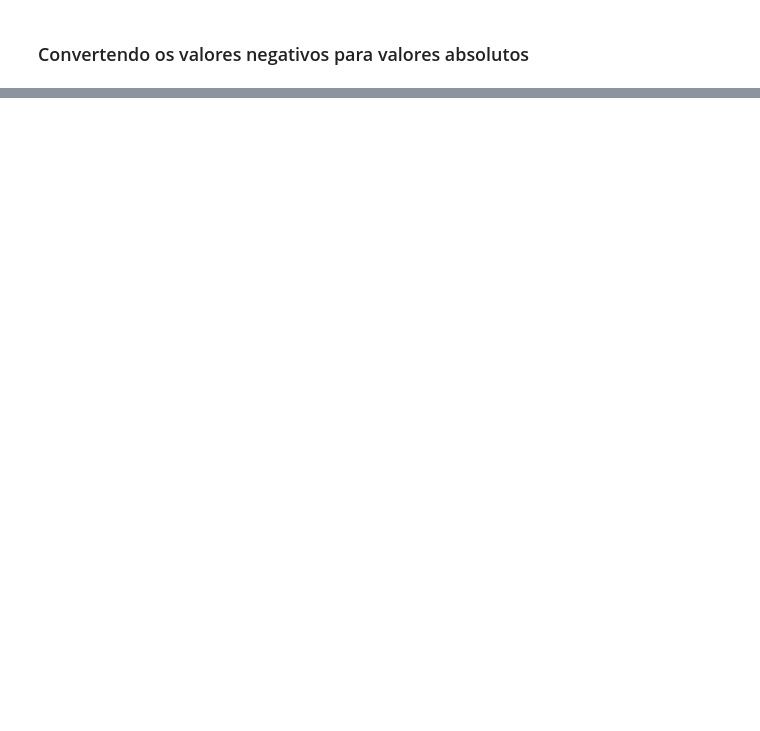
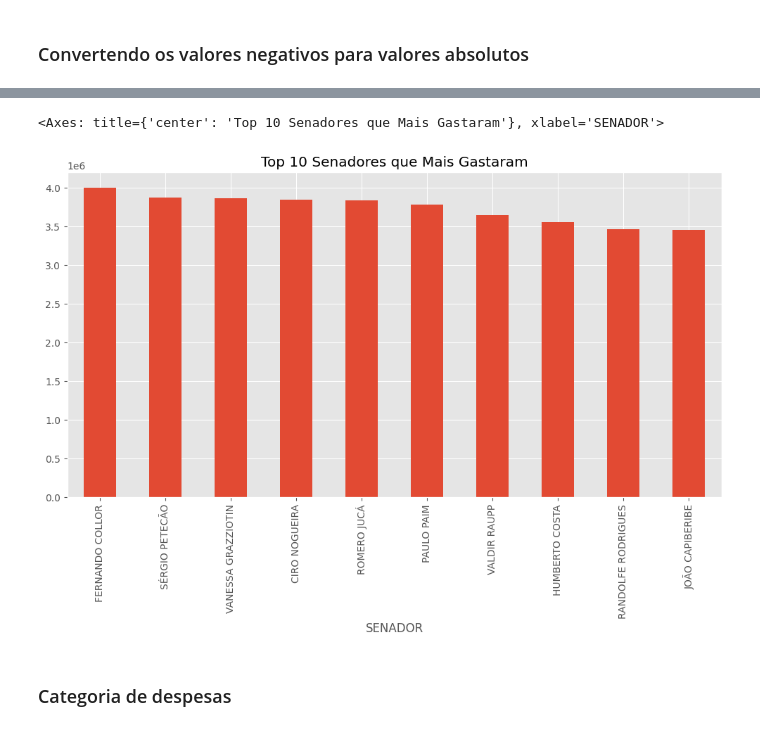
Before and after one commit to carlos-lorim/Analise-dataset-CEAPS, a Jupyter notebook: projeto/7days.ipynb, the cells around one changed output, grey strips where cells are left out. Drawn from its saved outputs; the diff is of its cells as text; code cells hidden in the pictures; blank space fills up the shorter version.

```diff
--- a/projeto/7days.ipynb
+++ b/projeto/7days.ipynb
@@ -116,0 +183,10 @@ df['VALOR_REEMBOLSADO'] = abs(df['VALOR_REEMBOLSADO'])
+# %%
+# Top 10 senadores que mais gastaram no período todo
+top_gastadores = (
+    df.groupby("SENADOR")["VALOR_REEMBOLSADO"]
+      .sum()
+      .sort_values(ascending=False)
+      .head(10)
+)
+
+top_gastadores
@@ -116,0 +206,7 @@ df['VALOR_REEMBOLSADO'] = abs(df['VALOR_REEMBOLSADO'])
+# %%
+top_gastadores.plot(kind="bar", figsize=(12,6), title="Top 10 Senadores que Mais Gastaram")
+# %% [output]
+<Axes: title={'center': 'Top 10 Senadores que Mais Gastaram'}, xlabel='SENADOR'>
+[figure, added]
+# %% [markdown]
+### Categoria de despesas
```
Also changed, not shown: parts of 18 cells of this notebook.
